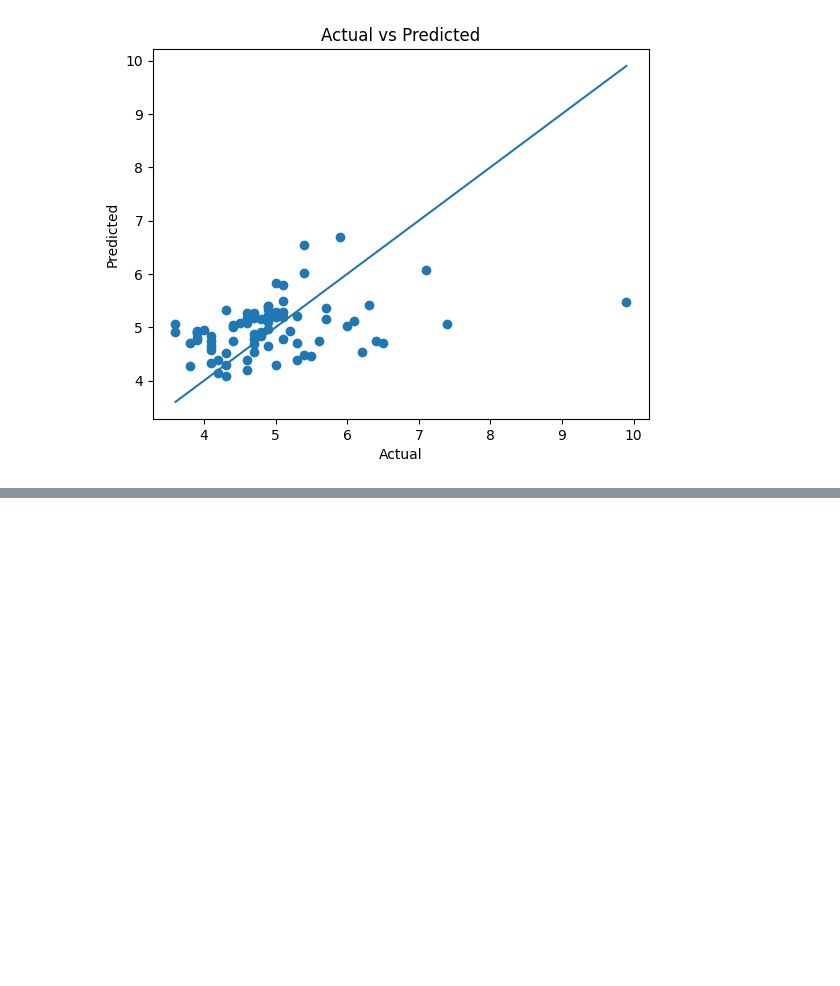
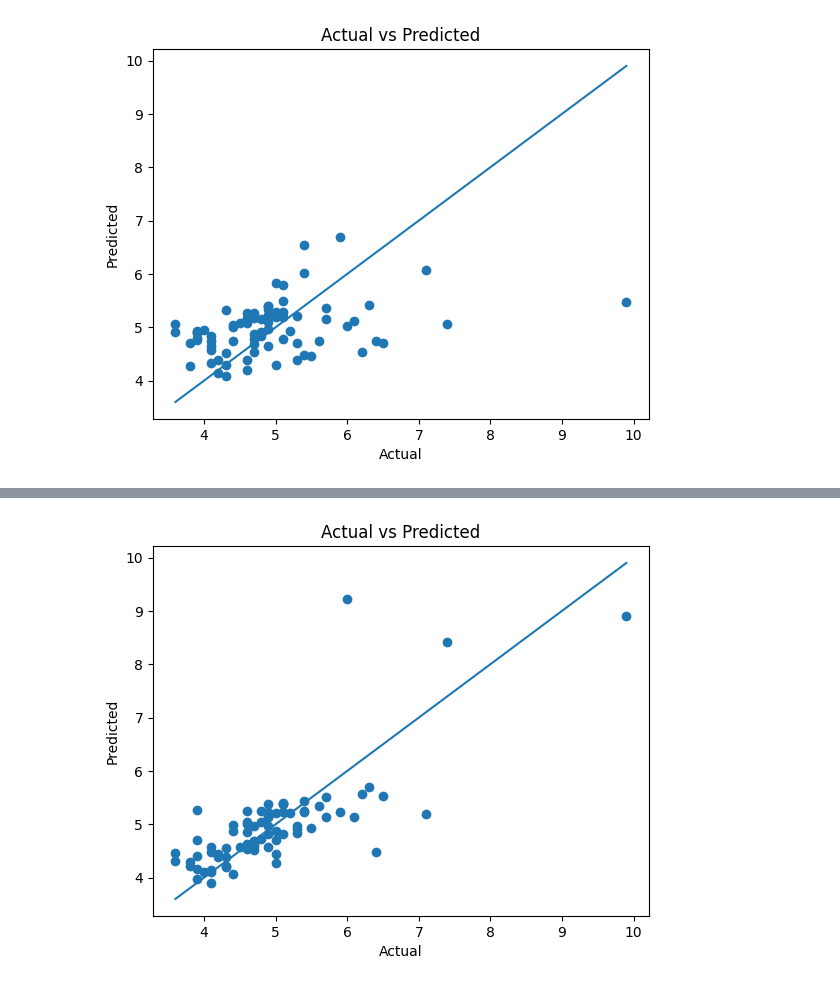
Before and after one commit to zakzakzak/kaggle, a Jupyter notebook: prediction-car-fuel.ipynb, the cells around one changed output, grey strips where cells are left out. Drawn from its saved outputs; the diff is of its cells as text; code cells hidden in the pictures; blank space fills up the shorter version.

```diff
--- a/prediction-car-fuel.ipynb
+++ b/prediction-car-fuel.ipynb
@@ -469,3 +469,29 @@ plt.title("Actual vs Predicted")
 plt.show()
 # %% [output]
 [figure]
+# %%
+import numpy as np
+from sklearn.ensemble import RandomForestRegressor
+from sklearn.metrics import mean_squared_error, r2_score
+
+# inisialisasi model
+model_rf = RandomForestRegressor(
+    n_estimators=100,      # jumlah pohon
+    max_depth=None,        # biarkan pohon berkembang bebas
+    random_state=42,
+    n_jobs=-1              # pakai semua core CPU
+)
+
+
+# training
+model_rf.fit(X_train, y_train)
+
+# prediksi
+y_pred_rf = model_rf.predict(X_test)
+
+# evaluasi
+rmse = np.sqrt(mean_squared_error(y_test, y_pred_rf))
+print("RF RMSE:", rmse)
+
+r2 = r2_score(y_test, y_pred_rf)
+print("RF R2 Score:", r2)
@@ -471,0 +531,13 @@ plt.show()
+# %%
+plt.scatter(y_test, y_pred_rf)
+
+# garis ideal
+plt.plot([min(y_test), max(y_test)],
+         [min(y_test), max(y_test)])
+
+plt.xlabel("Actual")
+plt.ylabel("Predicted")
+plt.title("Actual vs Predicted")
+plt.show()
+# %% [output]
+[figure, added]
```
Also changed, not shown: parts of 3 cells of this notebook.
